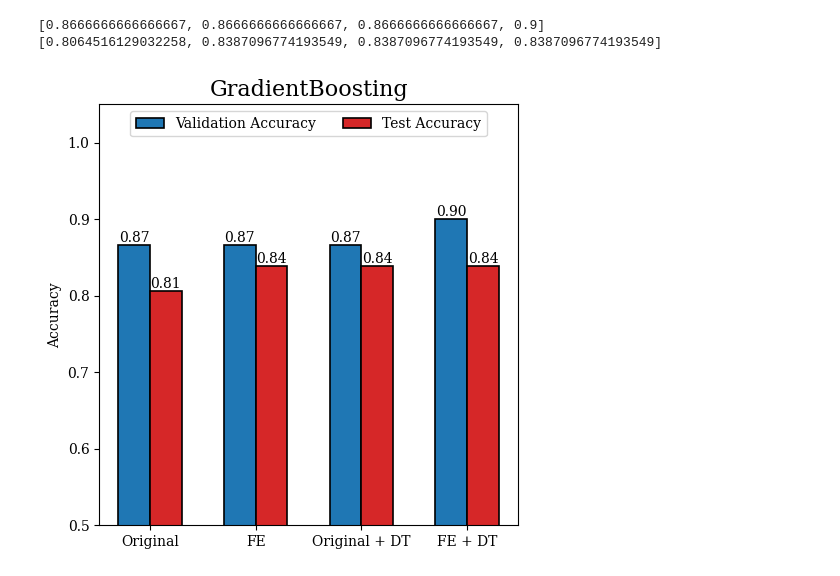
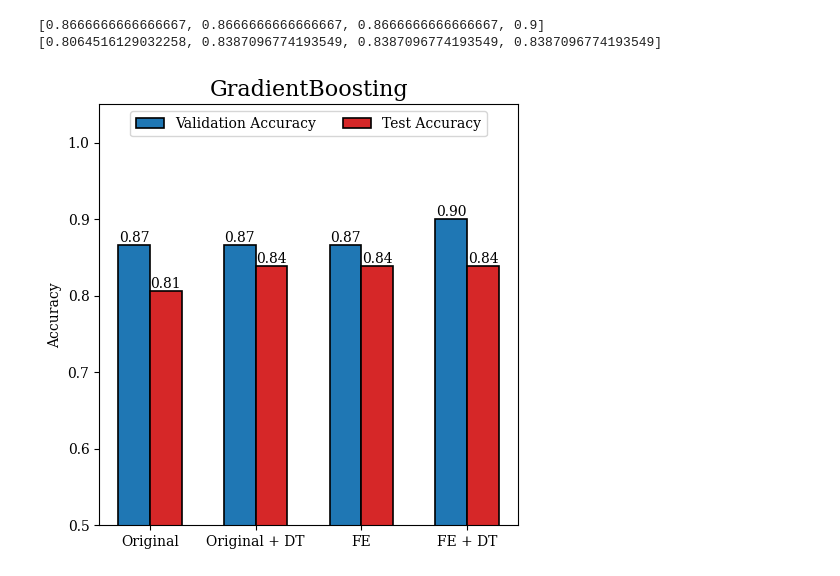
Before and after one commit to btduyforwork/heart-disease-dianosis, a Jupyter notebook: models/GradientBoosting_Diagnosis.ipynb, the cells around one changed output. Saved outputs shown, nothing was run; the diff lists cells and outputs as text; code cells hidden in the pictures.

Commit message:
Change the order of x axis in chart

```diff
--- a/models/GradientBoosting_Diagnosis.ipynb
+++ b/models/GradientBoosting_Diagnosis.ipynb
@@ -307,7 +307,7 @@ print(GB_model.test_accs)
 # %%
 plt.rcParams["font.family"] = "Serif"
 
-labels = ["Original", "FE", "Original + DT", "FE + DT"]
+labels = ["Original", "Original + DT", "FE",  "FE + DT"]
 val_accs = GB_model.val_accs
 test_accs = GB_model.test_accs
 
@@ -330,31 +330,31 @@ rects2 = ax.bar(
     test_accs,
     width,
     label="Test Accuracy",
     color="tab:red",
     edgecolor="black",
     linewidth=1.2
 )
 
 ax.set_ylim(0.5, 1.05)
 ax.set_ylabel("Accuracy")
 ax.set_title("GradientBoosting", fontsize=16)
 ax.set_xticks(x)
 ax.set_xticklabels(labels)
 ax.legend(ncol=2, loc="upper center")
 
 def autolabel(rects):
     for rect in rects:
         h = rect.get_height()
         ax.annotate(
             f"{h:.2f}",
             xy=(rect.get_x() + rect.get_width() / 2, h),
             ha="center",
             va="bottom"
         )
 
 autolabel(rects1)
 autolabel(rects2)
 fig.tight_layout()
 plt.show()
 # %% [output]
-[figure, old version]
+[figure, new version]
```
Also changed, not shown: parts of 4 cells of this notebook.
